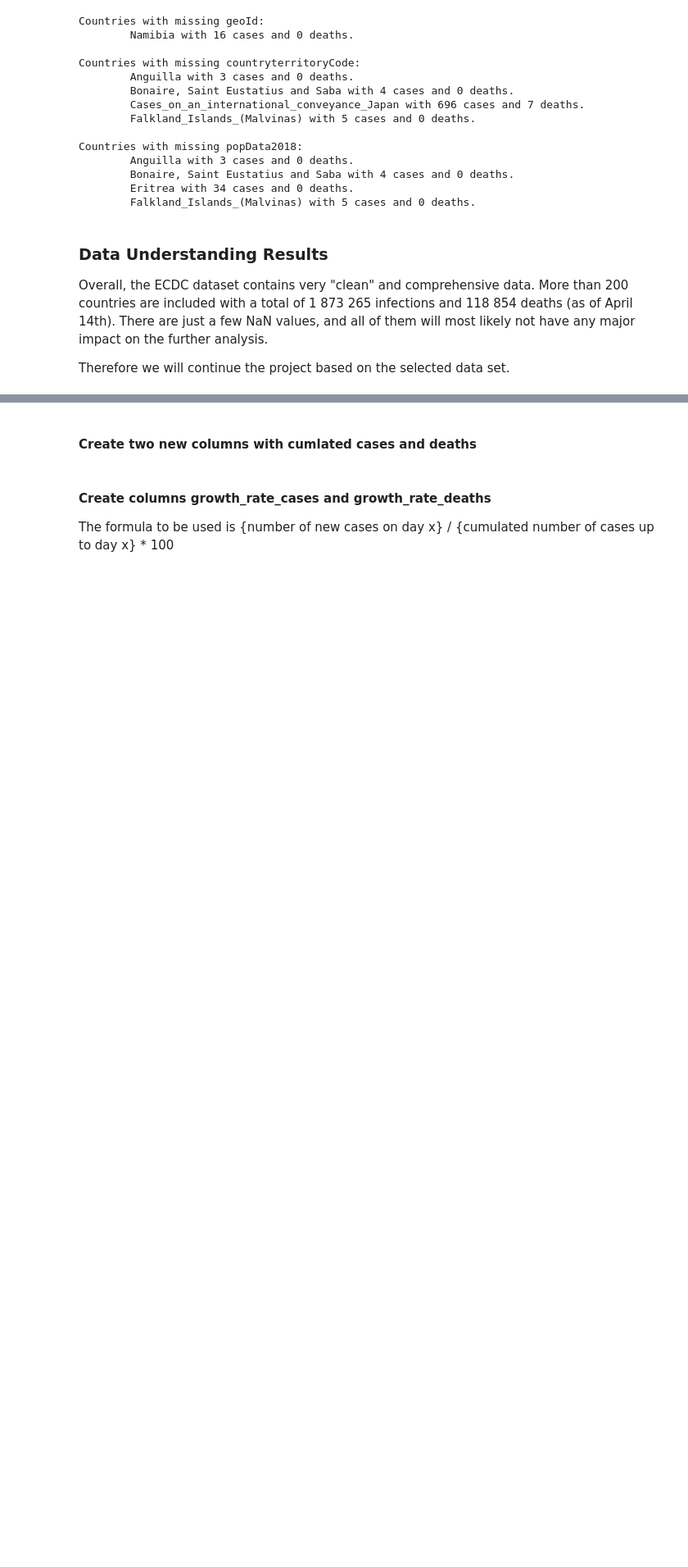
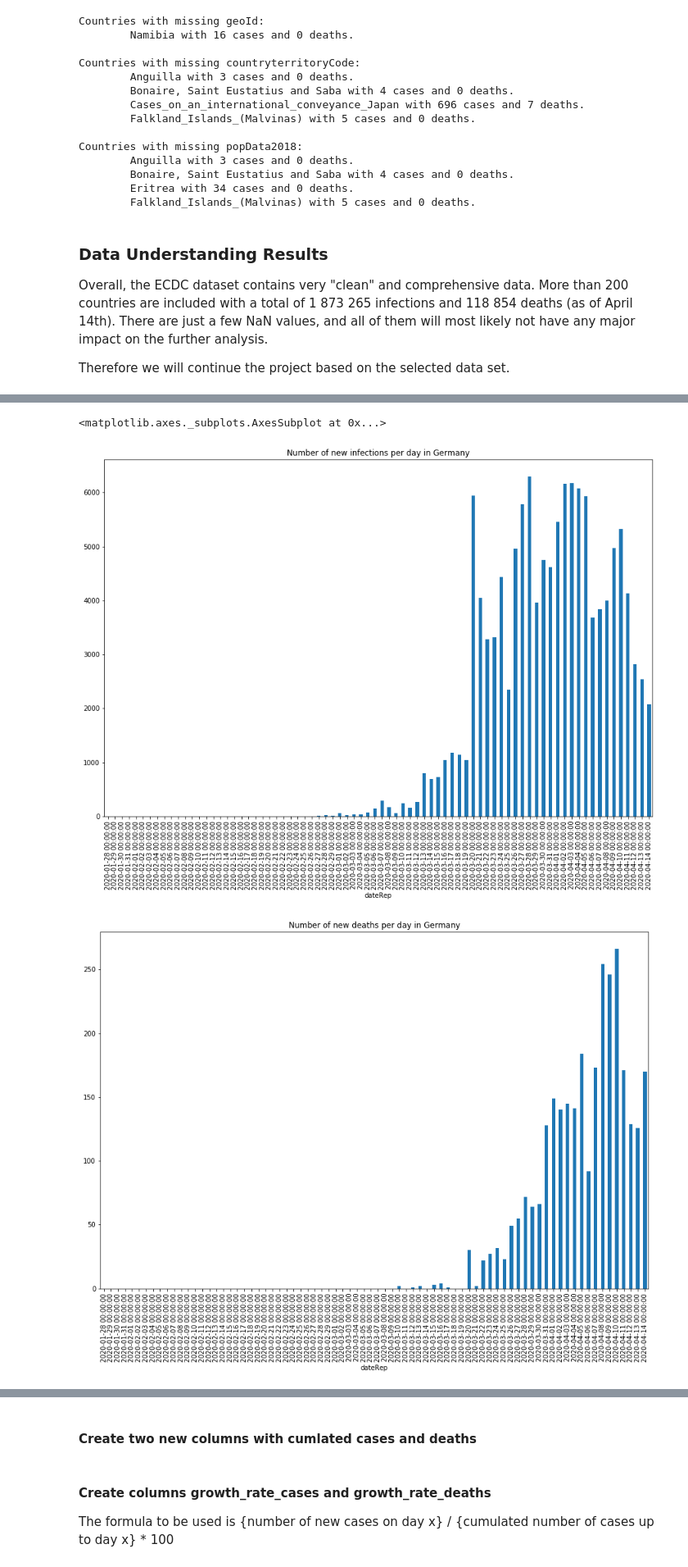
Before and after one commit to praemisit/COVID19_DataExploration, a Jupyter notebook: COVID19_DataExploration.ipynb, the cells around one changed output, grey strips where cells are left out. Shown at 82% size. Drawn from its saved outputs; the diff is of its cells as text; code cells hidden in the pictures; blank space fills up the shorter version.

Commit message:
Added development of new infections and new deaths

```diff
--- a/COVID19_DataExploration.ipynb
+++ b/COVID19_DataExploration.ipynb
@@ -176,6 +178,9 @@ Countries with missing popData2018:
         Bonaire, Saint Eustatius and Saba with 4 cases and 0 deaths.
         Eritrea with 34 cases and 0 deaths.
         Falkland_Islands_(Malvinas) with 5 cases and 0 deaths.
+# %%
+# Re-sort the data frame along the reporting data
+df_cases.sort_values(by=["countriesAndTerritories", "dateRep"],inplace=True)
 # %% [markdown]
 ### Data Understanding Results
 
@@ -198,3 +201,22 @@ The following KPIs shall be evaluated to determine which KPI, or which combinati
   + Calculated as {cumulated cases up to day x} / {average number of cases over the last 5 days}
 + "Change of Growth Rate": Change rate of the "Growth Rate"
   + Calculated as {average growth rate of (day x-5 up to day x)} / {average growth rate of (day x-6 up to day x-1)}
+# %%
+# Step 1: Create a subset of the overall data frame that only contains data from the country to be analysed
+country_scope = "Germany"
+day_of_first_infection = df_cases[df_cases["countriesAndTerritories"]==country_scope]["dateRep"].min()
+day_of_first_infection = df_cases[(df_cases["countriesAndTerritories"]==country_scope) & (df_cases["cases"]>0)]["dateRep"].min()
+df_country = df_cases[(df_cases["countriesAndTerritories"]==country_scope) & (df_cases["dateRep"]>=day_of_first_infection)].reset_index()
+# df_country.set_index("dateRep", inplace=True)
+# %%
+# Step 2: Visualize number of infections and deaths per day
+
+plt.figure(figsize=(15,10))
+df_country.set_index("dateRep")["cases"].plot.bar(title="Number of new infections per day in " + country_scope)
+
+plt.figure(figsize=(15,10))
+df_country.set_index("dateRep")["deaths"].plot.bar(title="Number of new deaths per day in " + country_scope)
+# %% [output]
+<matplotlib.axes._subplots.AxesSubplot at 0x...>
+[figure, added]
+[figure, added]
```
Also changed, not shown: parts of 10 cells of this notebook, 5 other files.
